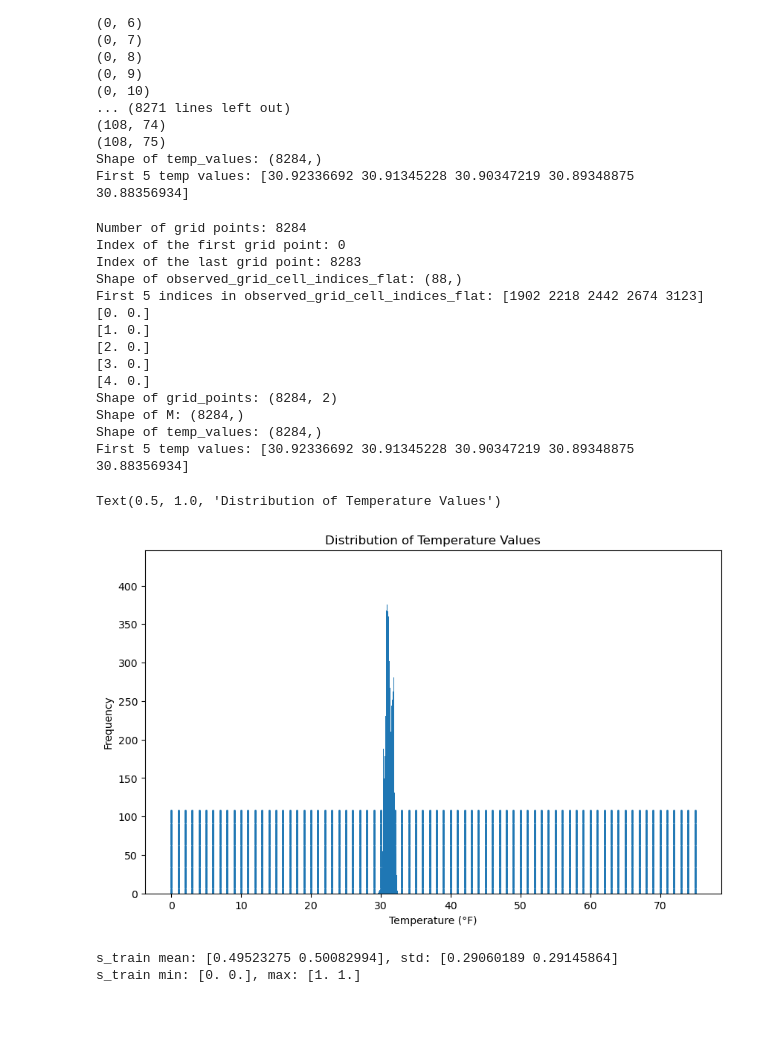
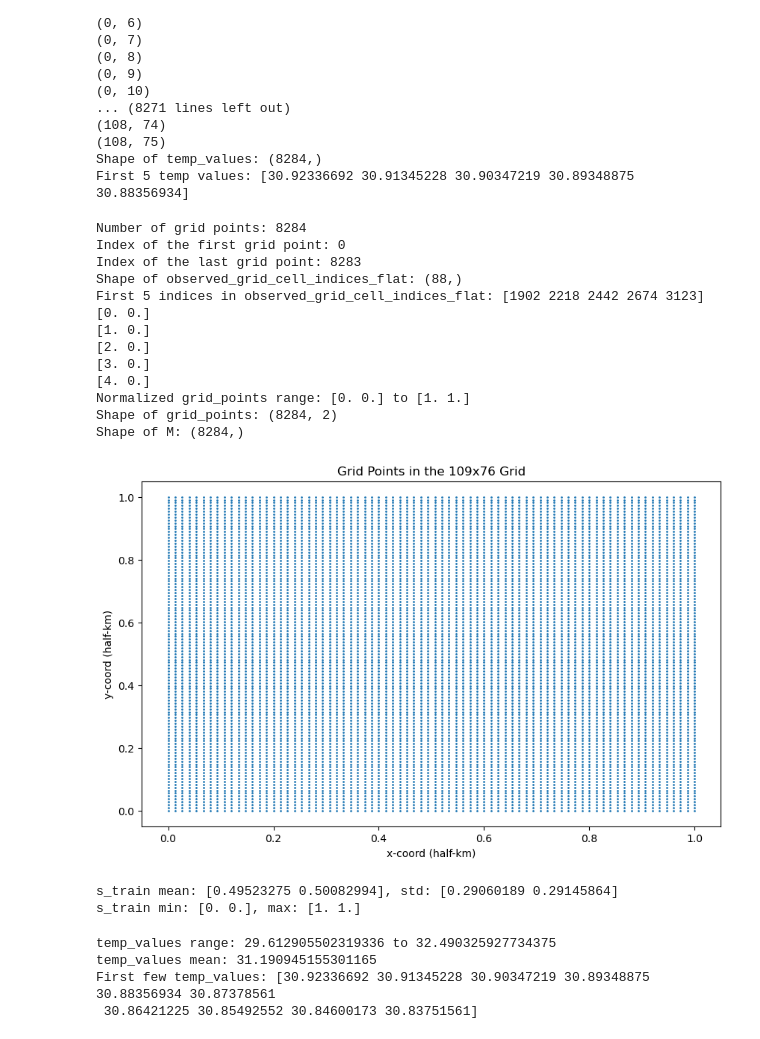
Before and after one commit to elliekkim/deep_ps, a Jupyter notebook: ps_on_durham/dk_ps_durham.ipynb, the cells around one changed output. Drawn from its saved outputs; the diff is of its cells as text; code cells hidden in the pictures.

```diff
--- a/ps_on_durham/dk_ps_durham.ipynb
+++ b/ps_on_durham/dk_ps_durham.ipynb
@@ -301,47 +299,52 @@ grid_points = np.vstack([Y.ravel(), X.ravel()]).T  # Shape will be (8284, 2)
 for i in range(5):
     print(grid_points[i])
 
+# Normalize grid_points to [0, 1]
+grid_points = (grid_points - grid_points.min(axis=0)) / (grid_points.max(axis=0) - grid_points.min(axis=0))
+
+# Confirm the range
+print(f"Normalized grid_points range: {grid_points.min(axis=0)} to {grid_points.max(axis=0)}")
+
+
 # plot scatterplot of grid points:
 plt.figure(figsize=(10, 6))
 plt.scatter(grid_points[:, 1], grid_points[:, 0], s=1)
 plt.xlabel('x-coord (half-km)')
 plt.ylabel('y-coord (half-km)')
 plt.title('Grid Points in the 109x76 Grid')
 
 
 # Initialize the M array (indicator for observed/unobserved)
 M = np.zeros(len(grid_points))  # Initially, all points are unobserved (0)
 M[observed_grid_cell_indices_flat] = 1  # Set observed points to 1
 
 print(f"Shape of grid_points: {grid_points.shape}")
 print(f"Shape of M: {M.shape}")
 
 # Now grid_points is (8284, 2) and M is (8284,)
 
-# print out temp_values:
-print(f"Shape of temp_values: {temp_values.shape}")
-print(f"First 5 temp values: {temp_values[:5]}")
+# # print out temp_values:
+# print(f"Shape of temp_values: {temp_values.shape}")
+# print(f"First 5 temp values: {temp_values[:5]}")
 
-# plot histogram of distribution of temp_values:
-plt.hist(temp_values, bins=50)
-plt.xlabel('Temperature (°F)')
-plt.ylabel('Frequency')
-plt.title('Distribution of Temperature Values')
+# # plot histogram of distribution of temp_values:
+# plt.hist(temp_values, bins=50)
+# plt.xlabel('Temperature (°F)')
+# plt.ylabel('Frequency')
+# plt.title('Distribution of Temperature Values')
 # %% [output]
 Number of grid points: 8284
 Index of the first grid point: 0
 Index of the last grid point: 8283
 Shape of observed_grid_cell_indices_flat: (88,)
 First 5 indices in observed_grid_cell_indices_flat: [1902 2218 2442 2674 3123]
 [0. 0.]
 [1. 0.]
 [2. 0.]
 [3. 0.]
 [4. 0.]
+Normalized grid_points range: [0. 0.] to [1. 1.]
 Shape of grid_points: (8284, 2)
 Shape of M: (8284,)
-Shape of temp_values: (8284,)
-First 5 temp values: [30.92336692 30.91345228 30.90347219 30.89348875 30.88356934]
-Text(0.5, 1.0, 'Distribution of Temperature Values')
-[figure, old version]
+[figure, new version]
 # %%
@@ -381,5 +375,14 @@ print(f"s_train min: {s_train.min(axis=0)}, max: {s_train.max(axis=0)}")
 # %% [output]
 s_train mean: [0.49523275 0.50082994], std: [0.29060189 0.29145864]
 s_train min: [0. 0.], max: [1. 1.]
+# %%
+print(f"temp_values range: {temp_values.min()} to {temp_values.max()}")
+print(f"temp_values mean: {temp_values.mean()}")
+print(f"First few temp_values: {temp_values[:10]}")
+# %% [output]
+temp_values range: 29.612905502319336 to 32.490325927734375
+temp_values mean: 31.190945155301165
+First few temp_values: [30.92336692 30.91345228 30.90347219 30.89348875 30.88356934 30.87378561
+ 30.86421225 30.85492552 30.84600173 30.83751561]
 # %%
 # Compute the mean and standard deviation of temp_values
```
Also changed, not shown: parts of 10 cells of this notebook, 1 other file.
